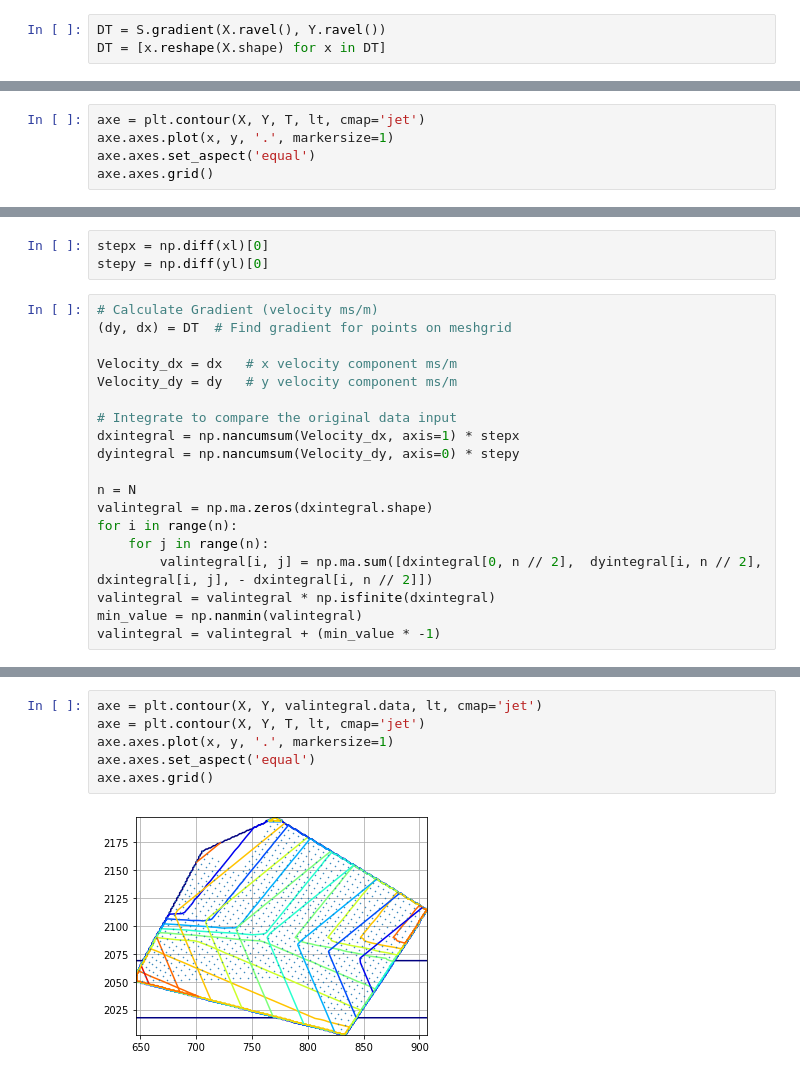
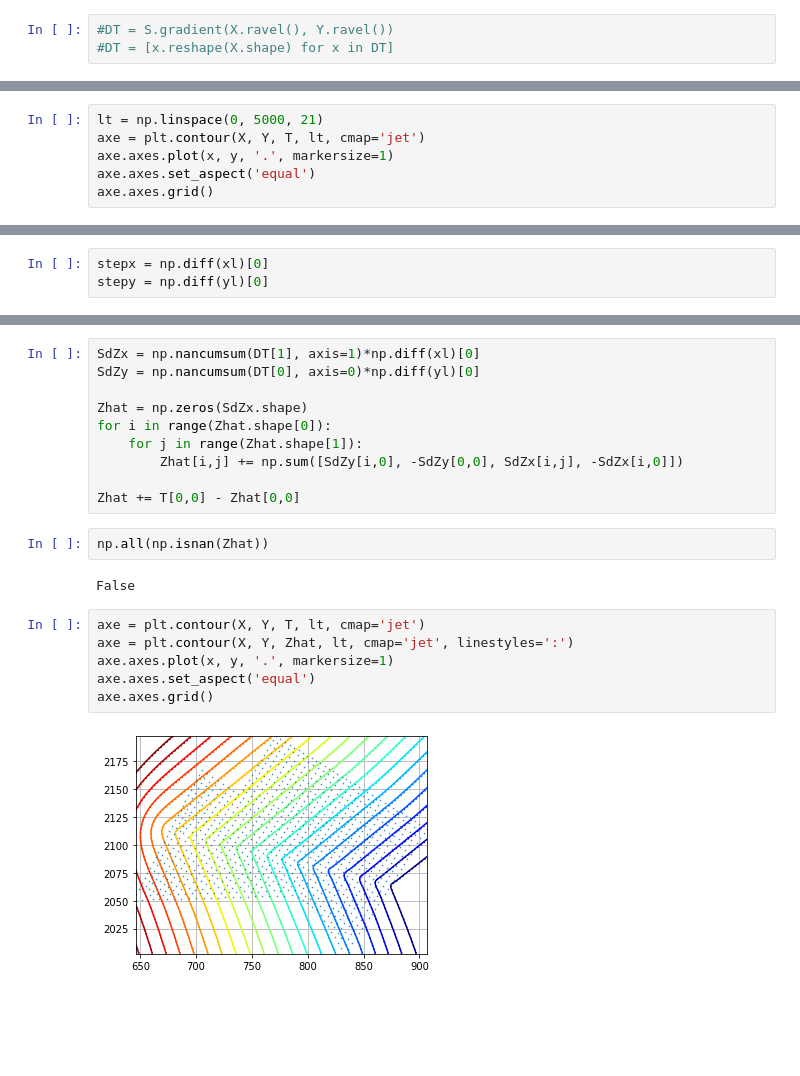
Before and after one commit to jlandercy/cookbook, a Jupyter notebook: python/stackoverflow/2DGradIntegral.ipynb, the cells around one changed output, grey strips where cells are left out. Saved outputs shown, nothing was run; the diff lists cells and outputs as text; blank space fills up the shorter version.

```diff
--- a/python/stackoverflow/2DGradIntegral.ipynb
+++ b/python/stackoverflow/2DGradIntegral.ipynb
@@ -40,3 +40,3 @@ DT = np.gradient(T, xl, yl, edge_order=1)
 # %%
-DT = S.gradient(X.ravel(), Y.ravel())
-DT = [x.reshape(X.shape) for x in DT]
+#DT = S.gradient(X.ravel(), Y.ravel())
+#DT = [x.reshape(X.shape) for x in DT]
@@ -45,4 +43,5 @@ lt = np.linspace(0, 5000, 11)
 # %%
+lt = np.linspace(0, 5000, 21)
 axe = plt.contour(X, Y, T, lt, cmap='jet')
 axe.axes.plot(x, y, '.', markersize=1)
 axe.axes.set_aspect('equal')
@@ -66,22 +65,3 @@ axe.axes.grid()
 # %%
 stepx = np.diff(xl)[0]
 stepy = np.diff(yl)[0]
-# %%
-# Calculate Gradient (velocity ms/m)
-(dy, dx) = DT  # Find gradient for points on meshgrid
-
-Velocity_dx = dx   # x velocity component ms/m
-Velocity_dy = dy   # y velocity component ms/m
-
-# Integrate to compare the original data input
-dxintegral = np.nancumsum(Velocity_dx, axis=1) * stepx
-dyintegral = np.nancumsum(Velocity_dy, axis=0) * stepy
-
-n = N
-valintegral = np.ma.zeros(dxintegral.shape)
-for i in range(n):
-    for j in range(n):
-        valintegral[i, j] = np.ma.sum([dxintegral[0, n // 2],  dyintegral[i, n // 2], dxintegral[i, j], - dxintegral[i, n // 2]])
-valintegral = valintegral * np.isfinite(dxintegral)
-min_value = np.nanmin(valintegral)
-valintegral = valintegral + (min_value * -1)
@@ -88,11 +87,25 @@ valintegral = valintegral + (min_value * -1)
+# %%
+SdZx = np.nancumsum(DT[1], axis=1)*np.diff(xl)[0]
+SdZy = np.nancumsum(DT[0], axis=0)*np.diff(yl)[0]
+
+Zhat = np.zeros(SdZx.shape)
+for i in range(Zhat.shape[0]):
+    for j in range(Zhat.shape[1]):
+        Zhat[i,j] += np.sum([SdZy[i,0], -SdZy[0,0], SdZx[i,j], -SdZx[i,0]])
+
+Zhat += T[0,0] - Zhat[0,0]
+# %%
+np.all(np.isnan(Zhat))
+# %% [output]
+False
 # %%
-axe = plt.contour(X, Y, valintegral.data, lt, cmap='jet')
 axe = plt.contour(X, Y, T, lt, cmap='jet')
+axe = plt.contour(X, Y, Zhat, lt, cmap='jet', linestyles=':')
 axe.axes.plot(x, y, '.', markersize=1)
 axe.axes.set_aspect('equal')
 axe.axes.grid()
 # %% [output]
-[figure, old version]
+[figure, new version]
 # %%
 fig, axe = plt.subplots()
 axe.plot(valintegral.data.ravel(), T.ravel(), '.', markersize=1)
```
Also changed, not shown: parts of 12 cells of this notebook, 1 other file.
